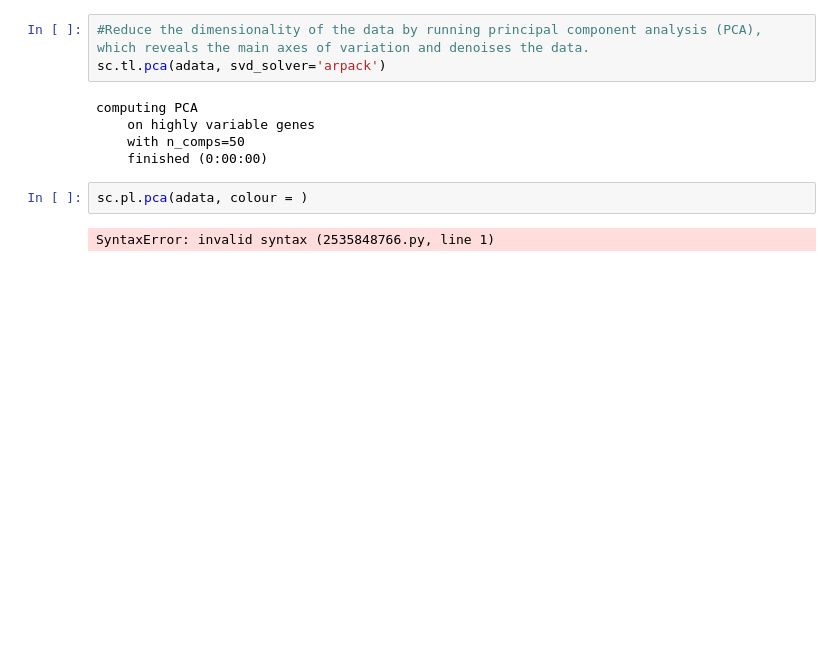
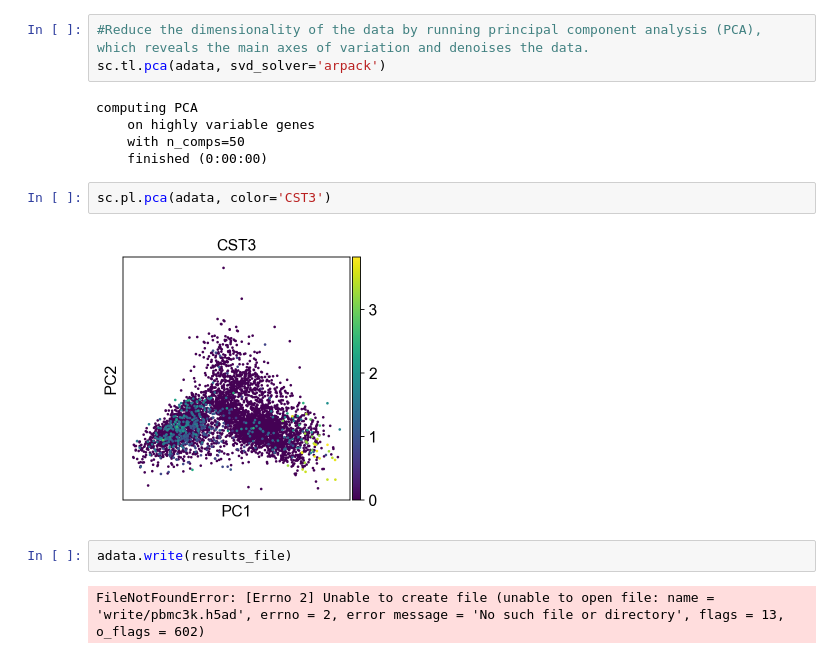
Before and after one commit to tuonglab/Alicia-Project-1, a Jupyter notebook: notebooks/Scanpy Clustering for Mehtonen et al.ipynb, the cells around one changed output. Cells and saved outputs as stored; diff of their text form; blank space fills up the shorter version.

```diff
--- a/notebooks/Scanpy Clustering for Mehtonen et al.ipynb
+++ b/notebooks/Scanpy Clustering for Mehtonen et al.ipynb
@@ -105,6 +105,10 @@ computing PCA
     with n_comps=50
     finished (0:00:00)
 # %%
-sc.pl.pca(adata, colour = )
+sc.pl.pca(adata, color='CST3')
 # %% [output]
-SyntaxError: invalid syntax (2535848766.py, line 1)
+[figure, added]
+# %%
+adata.write(results_file)
+# %% [output]
+FileNotFoundError: [Errno 2] Unable to create file (unable to open file: name = 'write/pbmc3k.h5ad', errno = 2, error message = 'No such file or directory', flags = 13, o_flags = 602)
```
Also changed, not shown: parts of 2 cells of this notebook.
